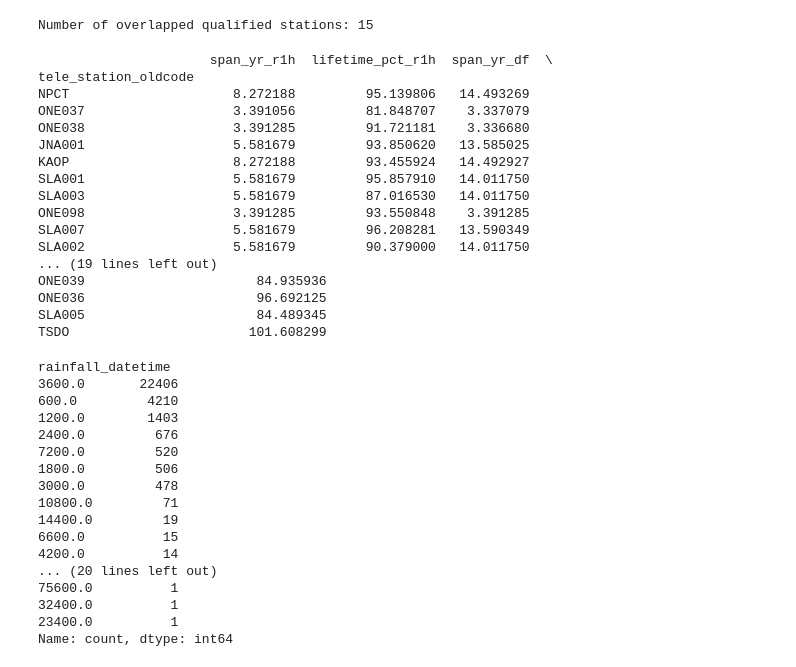
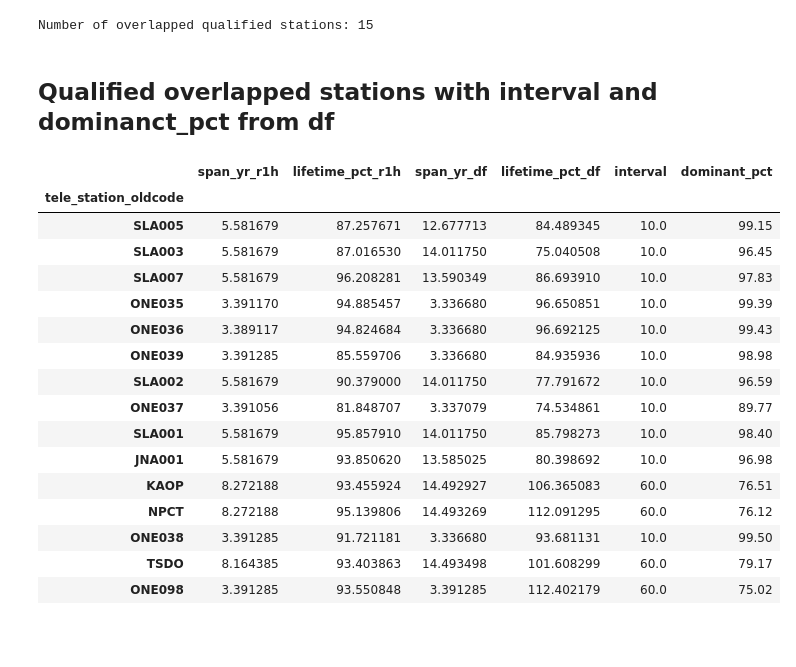
Before and after one commit to pongsakorn-onnim/rainfall_threshold_songkla, a Jupyter notebook: 01_exploratory_data_analysis.ipynb, the cells around one changed output. Drawn from its saved outputs; the diff is of its cells as text; code cells hidden in the pictures; blank space fills up the shorter version.

Commit message:
Add df vs df_r1h hourly rainfall comparison and rainfall1h format verification (add again due to pushing unsaved file on previouys commit)

```diff
--- a/01_exploratory_data_analysis.ipynb
+++ b/01_exploratory_data_analysis.ipynb
@@ -681,11 +685,33 @@ stn_overlap_qual = set(r1h_qualified.index) & set(qualified.index)      # '&' is
 print(f'Number of overlapped qualified stations: {len(stn_overlap_qual)}')
 # %% [output]
 Number of overlapped qualified stations: 15
+# %% [markdown]
+## Qualified overlapped stations with interval and dominanct_pct from df
 # %%
 r1h_overlap = r1h_summary.loc[list(stn_overlap_qual), ['span_yr', 'lifetime_pct']]
 
 df_overlap = df_summary.loc[list(stn_overlap_qual), ['span_yr', 'lifetime_pct']]
 
 overlap = r1h_overlap.merge(df_overlap, on='tele_station_oldcode', suffixes=('_r1h', '_df'))
 
-overlap = pd.merge(left=overlap, right=df_resolution)
+overlap = pd.merge(left=overlap, right=df_resolution, left_index=True, right_index=True)
+
+overlap
+# %% [output]
+|  | span_yr_r1h | lifetime_pct_r1h | span_yr_df | lifetime_pct_df | interval | dominant_pct |
+| tele_station_oldcode |  |  |  |  |  |  |
+| SLA005 | 5.581679 | 87.257671 | 12.677713 | 84.489345 | 10.0 | 99.15 |
+| SLA003 | 5.581679 | 87.016530 | 14.011750 | 75.040508 | 10.0 | 96.45 |
+| SLA007 | 5.581679 | 96.208281 | 13.590349 | 86.693910 | 10.0 | 97.83 |
+| ONE035 | 3.391170 | 94.885457 | 3.336680 | 96.650851 | 10.0 | 99.39 |
+| ONE036 | 3.389117 | 94.824684 | 3.336680 | 96.692125 | 10.0 | 99.43 |
+| ONE039 | 3.391285 | 85.559706 | 3.336680 | 84.935936 | 10.0 | 98.98 |
+| SLA002 | 5.581679 | 90.379000 | 14.011750 | 77.791672 | 10.0 | 96.59 |
+| ONE037 | 3.391056 | 81.848707 | 3.337079 | 74.534861 | 10.0 | 89.77 |
+| SLA001 | 5.581679 | 95.857910 | 14.011750 | 85.798273 | 10.0 | 98.40 |
+| JNA001 | 5.581679 | 93.850620 | 13.585025 | 80.398692 | 10.0 | 96.98 |
+| KAOP | 8.272188 | 93.455924 | 14.492927 | 106.365083 | 60.0 | 76.51 |
+| NPCT | 8.272188 | 95.139806 | 14.493269 | 112.091295 | 60.0 | 76.12 |
+| ONE038 | 3.391285 | 91.721181 | 3.336680 | 93.681131 | 10.0 | 99.50 |
+| TSDO | 8.164385 | 93.403863 | 14.493498 | 101.608299 | 60.0 | 79.17 |
+| ONE098 | 3.391285 | 93.550848 | 3.391285 | 112.402179 | 60.0 | 75.02 |
@@ -694,41 +717,0 @@ df_resolution
-# %%
-print(overlap)
-# %% [output]
-                      span_yr_r1h  lifetime_pct_r1h  span_yr_df  \
-tele_station_oldcode
-NPCT                     8.272188         95.139806   14.493269
-ONE037                   3.391056         81.848707    3.337079
-ONE038                   3.391285         91.721181    3.336680
-JNA001                   5.581679         93.850620   13.585025
-KAOP                     8.272188         93.455924   14.492927
-SLA001                   5.581679         95.857910   14.011750
-SLA003                   5.581679         87.016530   14.011750
-ONE098                   3.391285         93.550848    3.391285
-SLA007                   5.581679         96.208281   13.590349
-SLA002                   5.581679         90.379000   14.011750
-... (19 lines left out)
-ONE039                      84.935936
-ONE036                      96.692125
-SLA005                      84.489345
-TSDO                       101.608299
-# %%
-print(df[df['tele_station_oldcode'] ==
-  'FOP069']['rainfall_datetime'].diff().dt.total_seconds().value_counts())
-# %% [output]
-rainfall_datetime
-3600.0       22406
-600.0         4210
-1200.0        1403
-2400.0         676
-7200.0         520
-1800.0         506
-3000.0         478
-10800.0         71
-14400.0         19
-6600.0          15
-4200.0          14
-... (20 lines left out)
-75600.0          1
-32400.0          1
-23400.0          1
-Name: count, dtype: int64
```
Also changed, not shown: parts of 9 cells of this notebook.
